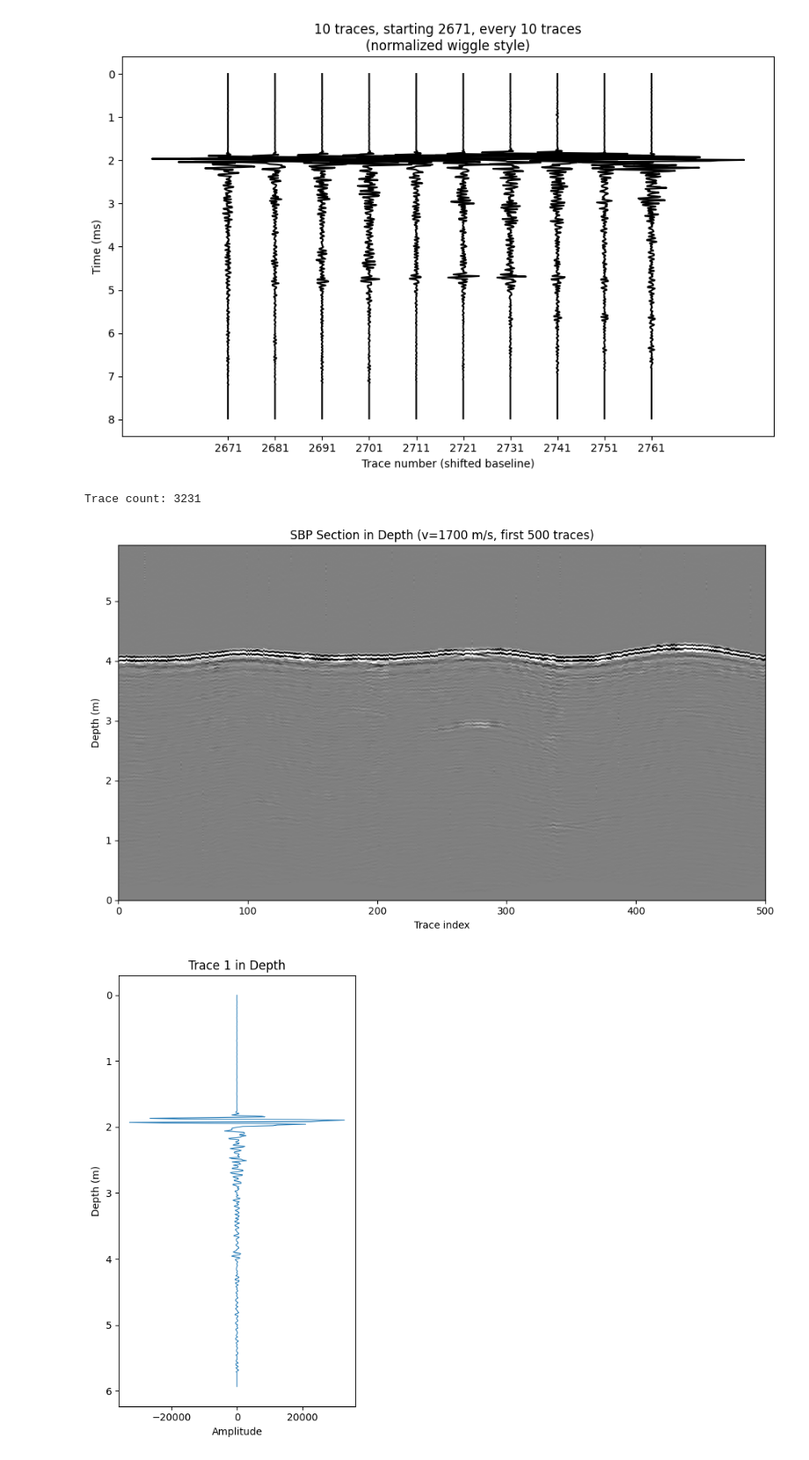
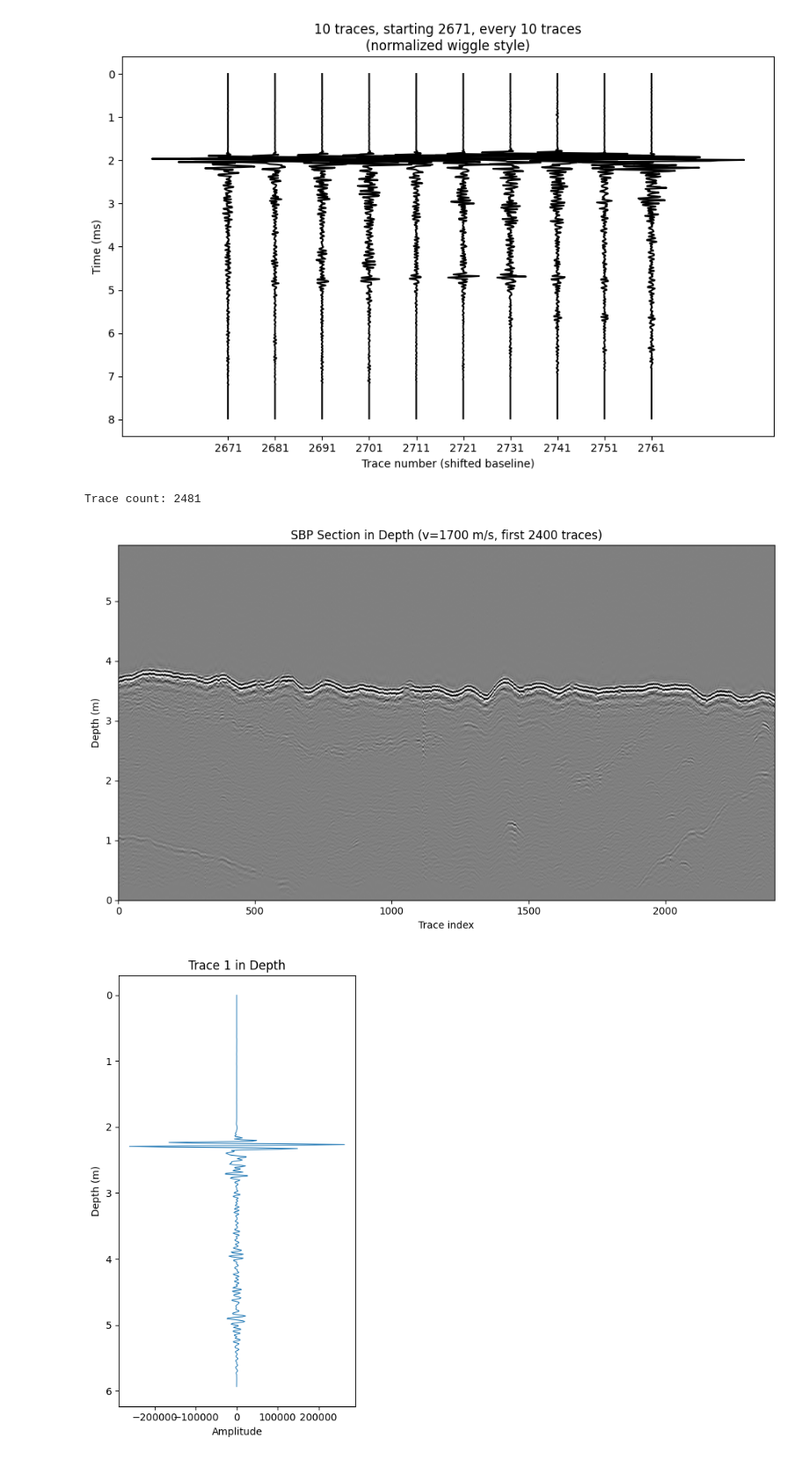
Before and after one commit to zhn66776/InXSBP1, a Jupyter notebook: code_1.ipynb, the cells around one changed output. Shown at 88% size. Drawn from its saved outputs; the diff is of its cells as text; code cells hidden in the pictures.

```diff
--- a/code_1.ipynb
+++ b/code_1.ipynb
@@ -375,9 +288,9 @@ import numpy as np
 import matplotlib.pyplot as plt
 from obspy.io.segy.segy import _read_segy
 
-SEGY_PATH = "MMT(2015)_sgy/X-10_20150928_132907_RAW_LF.sgy"   # 改成你的文件路径
+SEGY_PATH = "processed/output_bp_5k_20k_TGC_power_n1p5.sgy"   # 改成你的文件路径
 VEL_MS = 1700.0                  # 假定声速 (m/s)，例如海水/浅层沉积物
-MAX_TRACES_TO_SHOW = 500         # 最多显示多少道
+MAX_TRACES_TO_SHOW = 2400         # 最多显示多少道
 
 # 读取 SEG-Y（ObsPy 容错好，适合 SBP/Chirp）
 sf = _read_segy(SEGY_PATH, headonly=False)
@@ -416,33 +329,33 @@ times_s  = times_ms / 1000.0
 depth_m  = 0.5 * VEL_MS * times_s  # 深度数组，与每一行对应
 
 # ---- 简单归一化便于显示（可选）----
 p99 = np.percentile(np.abs(section), 99)
 if p99 > 0:
     section = np.clip(section / p99, -1, 1)
 
 # ---- 画剖面：纵轴改为深度(m)，上0、下更大 ----
 plt.figure(figsize=(10, 6))
 extent = [0, n_show, 0.0, float(depth_m[-1])]  # y轴从0到最大深度
 plt.imshow(section, aspect='auto', extent=extent, cmap="gray")
 plt.xlabel("Trace index")
 plt.ylabel("Depth (m)")
 plt.title(f"SBP Section in Depth (v={VEL_MS:.0f} m/s, first {n_show} traces)")
 plt.tight_layout()
 plt.show()
 
 # ---- 想看某一条道（竖着）也用深度轴 ----
 trace_index = 0  # 改成你想看的道号（从0开始）
 tr = sf.traces[trace_index].data.astype(np.float32)
 z = depth_m[:tr.size]
 plt.figure(figsize=(4, 7))
 plt.plot(tr, z, linewidth=0.8)
 plt.gca().invert_yaxis()  # 上浅下深
 plt.xlabel("Amplitude")
 plt.ylabel("Depth (m)")
 plt.title(f"Trace {trace_index+1} in Depth")
 plt.tight_layout()
 plt.show()
 # %% [output]
-Trace count: 3231
+Trace count: 2481
-[figure, old version]
+[figure, new version]
-[figure, old version]
+[figure, new version]
```
Also changed, not shown: parts of 3 cells of this notebook, 1 other file.
